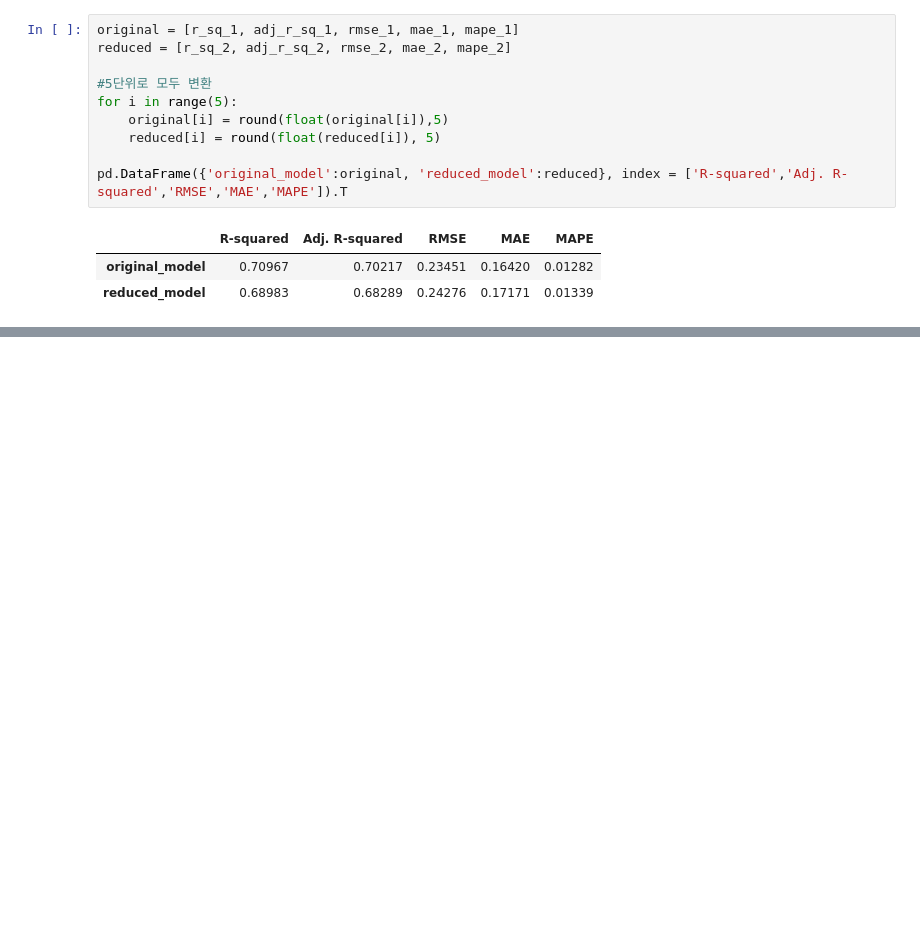
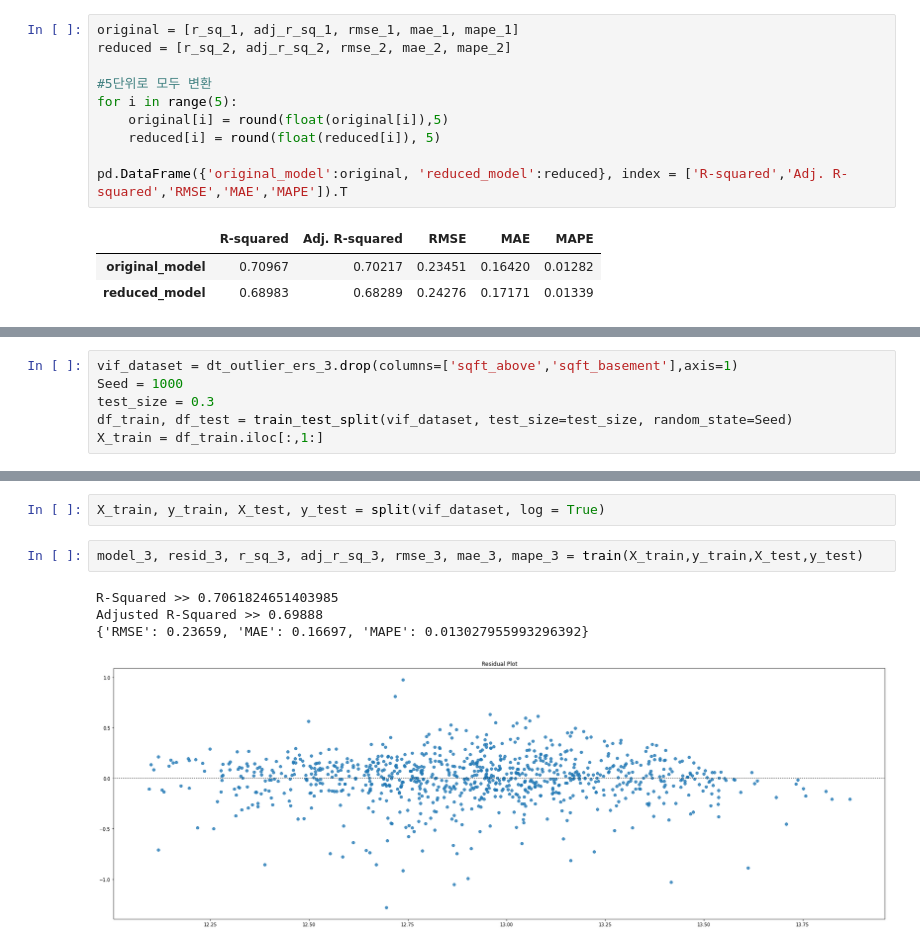
Before and after one commit to umkiyoung/MultivariateAnalysis, a Jupyter notebook: Assignments/Assignment_1/MLR.ipynb, the cells around one changed output, grey strips where cells are left out. Drawn from its saved outputs; the diff is of its cells as text; blank space fills up the shorter version.

```diff
--- a/Assignments/Assignment_1/MLR.ipynb
+++ b/Assignments/Assignment_1/MLR.ipynb
@@ -1062,0 +1099,6 @@ pd.DataFrame({'original_model':original, 'reduced_model':reduced}, index = ['R-s
+# %%
+vif_dataset = dt_outlier_ers_3.drop(columns=['sqft_above','sqft_basement'],axis=1)
+Seed = 1000
+test_size = 0.3
+df_train, df_test = train_test_split(vif_dataset, test_size=test_size, random_state=Seed)
+X_train = df_train.iloc[:,1:]
@@ -1062,0 +1132,9 @@ pd.DataFrame({'original_model':original, 'reduced_model':reduced}, index = ['R-s
+# %%
+X_train, y_train, X_test, y_test = split(vif_dataset, log = True)
+# %%
+model_3, resid_3, r_sq_3, adj_r_sq_3, rmse_3, mae_3, mape_3 = train(X_train,y_train,X_test,y_test)
+# %% [output]
+R-Squared >> 0.7061824651403985
+Adjusted R-Squared >> 0.69888
+{'RMSE': 0.23659, 'MAE': 0.16697, 'MAPE': 0.013027955993296392}
+[figure, added]
```
Also changed, not shown: parts of 12 cells of this notebook.
